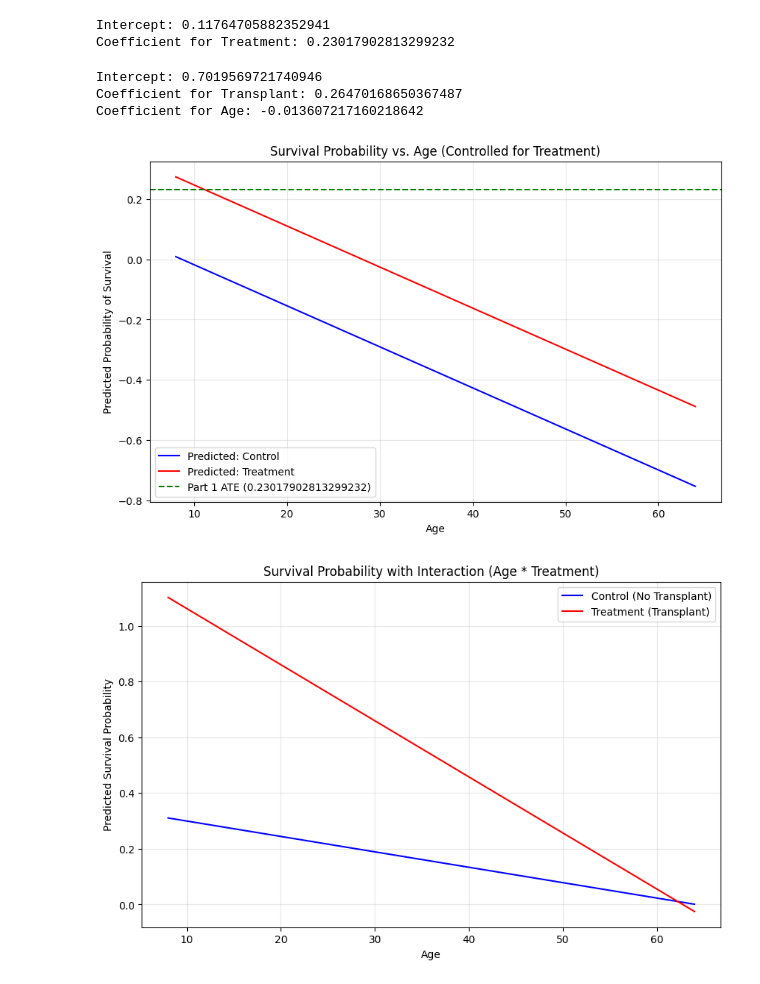
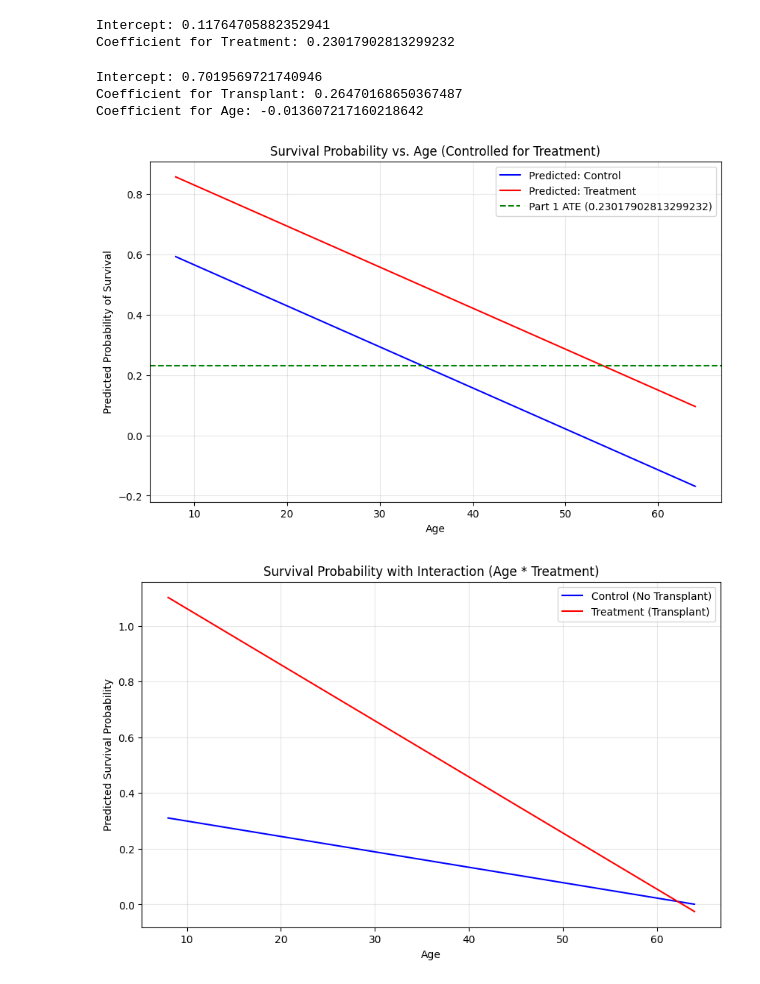
Before and after one commit to lainegoldmacher1/undergrad_ml_assignments, a Jupyter notebook: 03_assignment_linear_models.ipynb, the cells around one changed output. Cells and saved outputs as stored; diff of their text form; code cells hidden in the pictures.

```diff
--- a/03_assignment_linear_models.ipynb
+++ b/03_assignment_linear_models.ipynb
@@ -418,38 +418,38 @@ coef_transplant = model_both.coef_[0]
 coef_age = model_both.coef_[1]
 
 print(f"Intercept: {intercept_both}")
 print(f"Coefficient for Transplant: {coef_transplant}")
 print(f"Coefficient for Age: {coef_age}")
 
 # When you control for age, the coefficient on transplant increases by ~0.03
 # The intercept represents the predicted probability of survival for a patient in the control group who is 0 years old.
 # The transplant coefficient represents the change in survival probability for receiving a transplant, holding age constant.
 # The age coefficient represents the change in the probability of survival for every one-year increase in age, holding transplant status constant.
 
 age_range = np.linspace(heart['age'].min(), heart['age'].max(), 100)
 
-pred_control = intercept + (coef_age * age_range)
-pred_treatment = intercept + coef_transplant + (coef_age * age_range)
+pred_control = intercept_both + (coef_age * age_range)
+pred_treatment = intercept_both + coef_transplant + (coef_age * age_range)
 
 plt.figure(figsize=(10, 6))
 plt.plot(age_range, pred_control, label='Predicted: Control', color='blue')
 plt.plot(age_range, pred_treatment, label='Predicted: Treatment', color='red')
 plt.axhline(y=ATE, color='green', linestyle='--', label=f'Part 1 ATE ({ATE})')
 
 plt.xlabel('Age')
 plt.ylabel('Predicted Probability of Survival')
 plt.title('Survival Probability vs. Age (Controlled for Treatment)')
 plt.legend()
 plt.grid(True, alpha=0.3)
 plt.show()
 
-# The ATE under-estimates the impact of a transplant for people under ~11 years old.
-# The ATE over-estimates the impact of a transplant for people over ~11 years old.
+# The ATE under-estimates the impact of a transplant for people under ~35 years old.
+# The ATE over-estimates the impact of a transplant for people over ~35 years old.
 # %% [output]
 Intercept: 0.7019569721740946
 Coefficient for Transplant: 0.26470168650367487
 Coefficient for Age: -0.013607217160218642
-[figure, old version]
+[figure, new version]
 # %%
 #4
 X4 = pd.get_dummies(heart['transplant'], drop_first=True)
```
Also changed, not shown: parts of 1 cell of this notebook.
